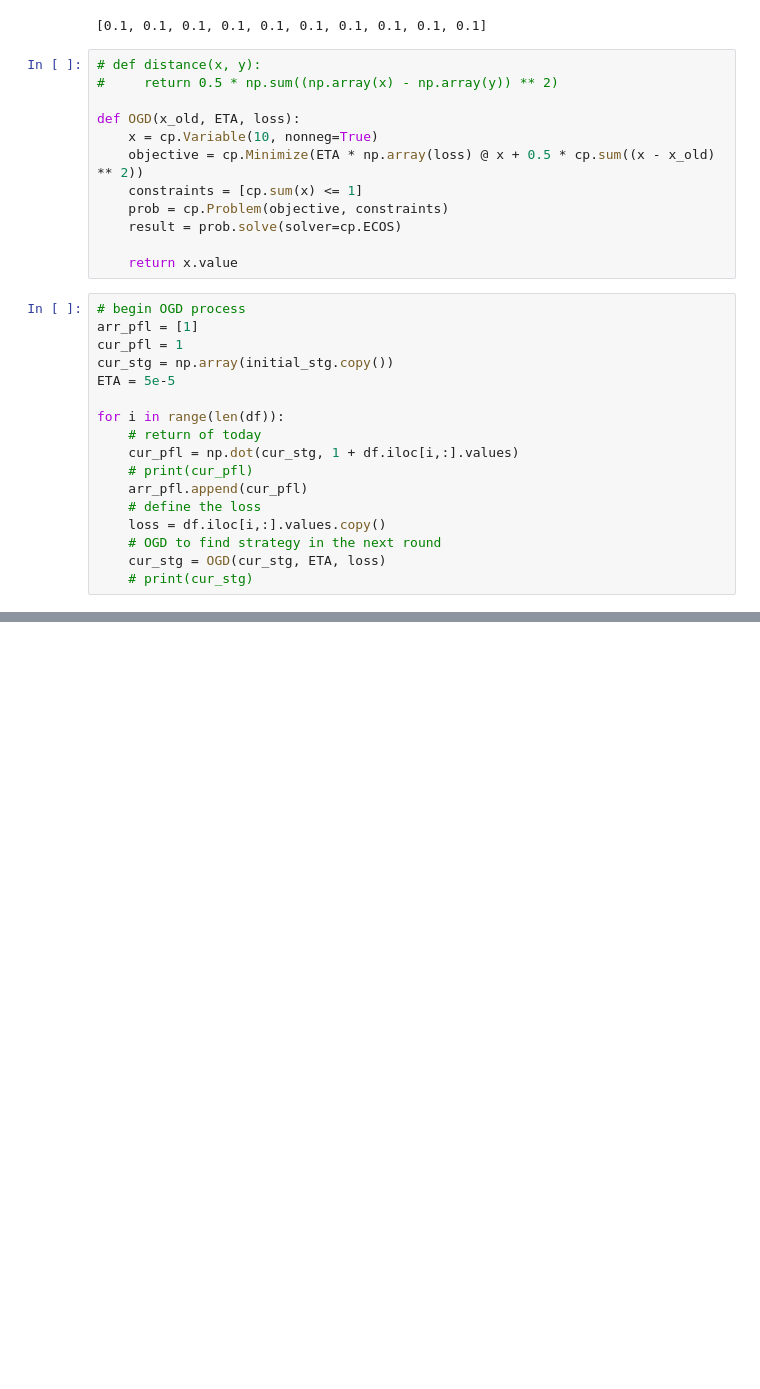
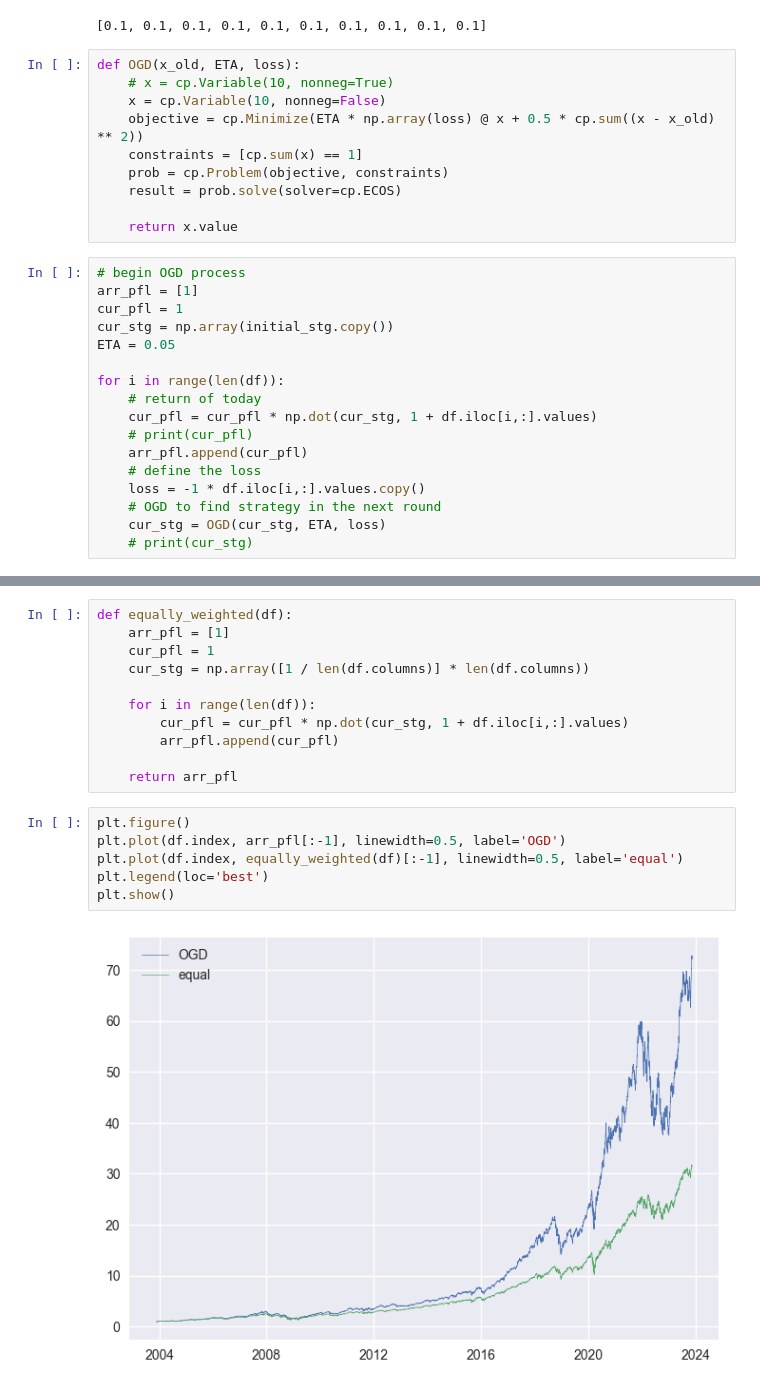
Before and after one commit to Terry-Xu-666/4530_projrct, a Jupyter notebook: OGD.ipynb, the cells around one changed output, grey strips where cells are left out. Cells and saved outputs as stored; diff of their text form; blank space fills up the shorter version.

```diff
--- a/OGD.ipynb
+++ b/OGD.ipynb
@@ -41,13 +46,11 @@ initial_stg
 # %% [output]
 [0.1, 0.1, 0.1, 0.1, 0.1, 0.1, 0.1, 0.1, 0.1, 0.1]
 # %%
-# def distance(x, y):
-#     return 0.5 * np.sum((np.array(x) - np.array(y)) ** 2)
-
 def OGD(x_old, ETA, loss):
-    x = cp.Variable(10, nonneg=True)
+    # x = cp.Variable(10, nonneg=True)
+    x = cp.Variable(10, nonneg=False)
     objective = cp.Minimize(ETA * np.array(loss) @ x + 0.5 * cp.sum((x - x_old) ** 2))
-    constraints = [cp.sum(x) <= 1]
+    constraints = [cp.sum(x) == 1]
     prob = cp.Problem(objective, constraints)
     result = prob.solve(solver=cp.ECOS)
 
@@ -57,15 +60,15 @@ def OGD(x_old, ETA, loss):
 arr_pfl = [1]
 cur_pfl = 1
 cur_stg = np.array(initial_stg.copy())
-ETA = 5e-5
+ETA = 0.05
 
 for i in range(len(df)):
     # return of today
-    cur_pfl = np.dot(cur_stg, 1 + df.iloc[i,:].values)
+    cur_pfl = cur_pfl * np.dot(cur_stg, 1 + df.iloc[i,:].values)
     # print(cur_pfl)
     arr_pfl.append(cur_pfl)
     # define the loss
-    loss = df.iloc[i,:].values.copy()
+    loss = -1 * df.iloc[i,:].values.copy()
     # OGD to find strategy in the next round
     cur_stg = OGD(cur_stg, ETA, loss)
     # print(cur_stg)
@@ -79,0 +75,19 @@ plt.show()
+# %%
+def equally_weighted(df):
+    arr_pfl = [1]
+    cur_pfl = 1
+    cur_stg = np.array([1 / len(df.columns)] * len(df.columns))
+
+    for i in range(len(df)):
+        cur_pfl = cur_pfl * np.dot(cur_stg, 1 + df.iloc[i,:].values)
+        arr_pfl.append(cur_pfl)
+
+    return arr_pfl
+# %%
+plt.figure()
+plt.plot(df.index, arr_pfl[:-1], linewidth=0.5, label='OGD')
+plt.plot(df.index, equally_weighted(df)[:-1], linewidth=0.5, label='equal')
+plt.legend(loc='best')
+plt.show()
+# %% [output]
+[figure, added]
```
Also changed, not shown: parts of 8 cells of this notebook.
